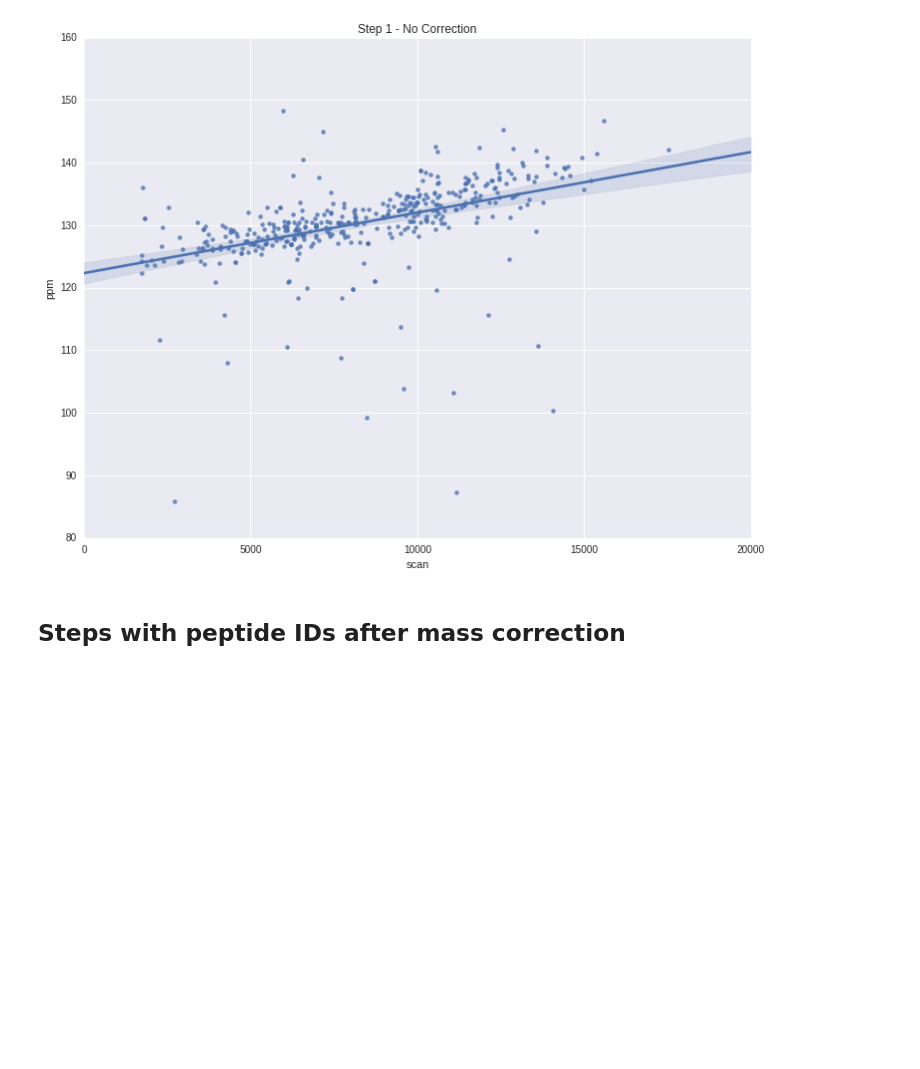
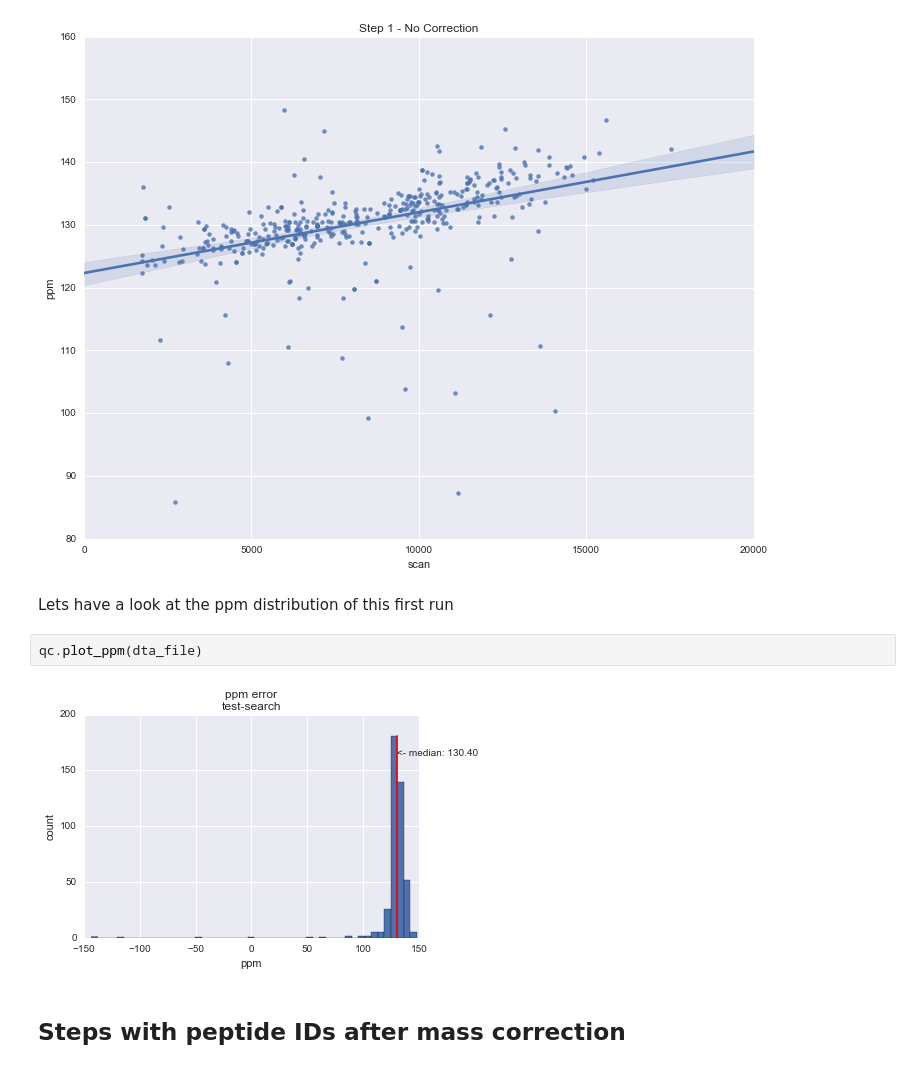
Before and after one commit to mmayers12/n15_mice, a Jupyter notebook: ipynbs/Mass-drift-problem.ipynb, the cells around one changed output. Saved outputs shown, nothing was run; the diff lists cells and outputs as text; blank space fills up the shorter version.

Commit message:
Changed Added some dist plots and final corrected search result

```diff
--- a/ipynbs/Mass-drift-problem.ipynb
+++ b/ipynbs/Mass-drift-problem.ipynb
@@ -35,6 +36,12 @@ plot_ppm_vs_scan(dta_file)
 plt.title('Step 1 - No Correction');
 # %% [output]
 [figure]
+# %% [markdown]
+Lets have a look at the ppm distribution of this first run
+# %%
+qc.plot_ppm(dta_file)
+# %% [output]
+[figure, added]
 # %% [markdown]
 ## Steps with peptide IDs after mass correction
 # %%
```
Also changed, not shown: parts of 8 cells of this notebook.
